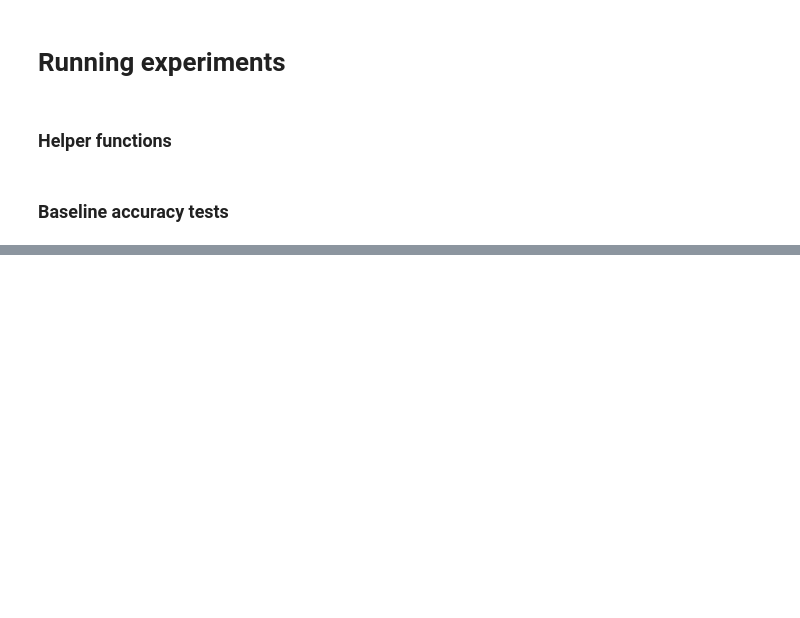
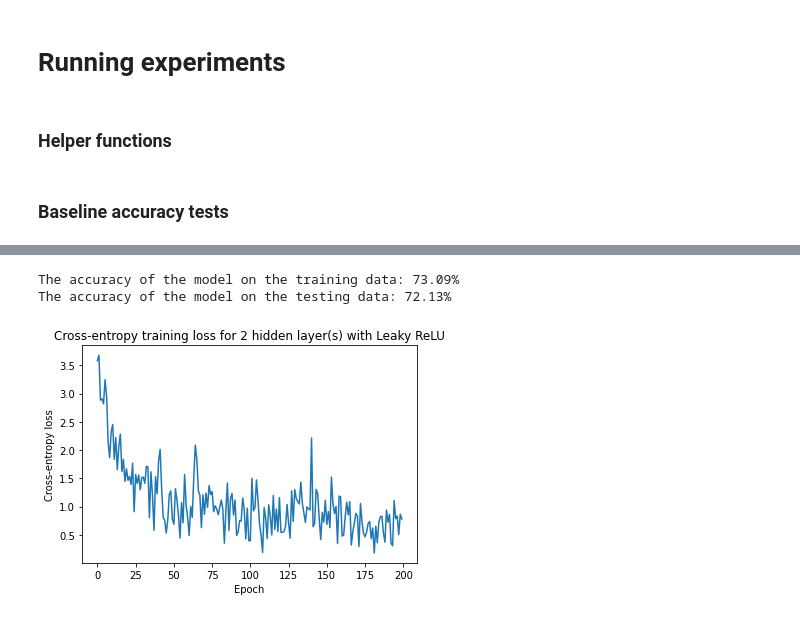
Before and after one commit to faithrts/ML-Intro, a Jupyter notebook: A3_Draft.ipynb, the cells around one changed output, grey strips where cells are left out. Cells and saved outputs as stored; diff of their text form; code cells hidden in the pictures; blank space fills up the shorter version.

```diff
--- a/A3_Draft.ipynb
+++ b/A3_Draft.ipynb
@@ -479,0 +492,9 @@ The accuracy of the model on the testing data: 61.55%
+# %%
+### training and testing 2 hidden layers with leaky ReLU activation functions
+
+mlp2l = train_and_evaluate_loss(x_train, y_train, 2, [128, 128], "Leaky ReLU", 1e-2, 200)
+acc2l = evaluate_mlp_acc(mlp2l, x_train, y_train, x_test, y_test, silent = False)
+# %% [output]
+The accuracy of the model on the training data: 73.09%
+The accuracy of the model on the testing data: 72.13%
+[figure, added]
```
Also changed, not shown: parts of 19 cells of this notebook.
